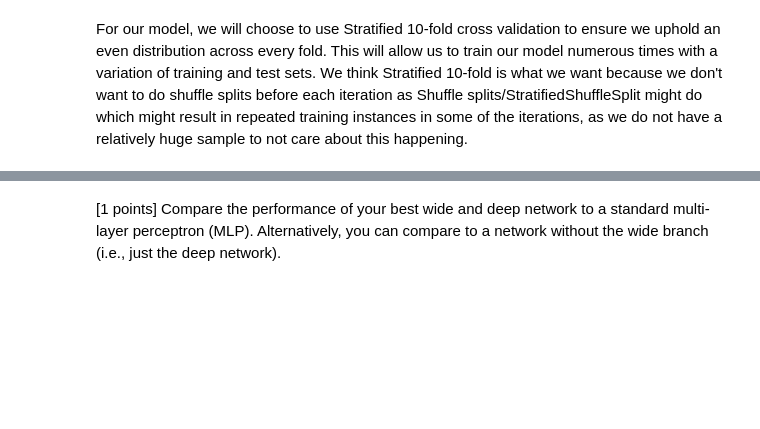
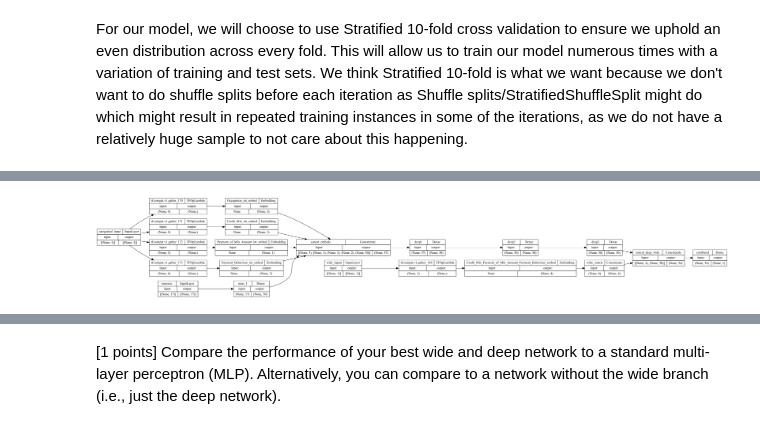
Before and after one commit to abdelllrazekkk/Lab-Five-Wide-And-Deep-Networks, a Jupyter notebook: Lab-Five-Wide-And-Deep-Network-Architectures.ipynb, the cells around one changed output, grey strips where cells are left out. Cells and saved outputs as stored; diff of their text form; code cells hidden in the pictures; blank space fills up the shorter version.

```diff
--- a/Lab-Five-Wide-And-Deep-Network-Architectures.ipynb
+++ b/Lab-Five-Wide-And-Deep-Network-Architectures.ipynb
@@ -377,0 +852,32 @@ model.fit(X_train_crossed,
+# %%
+# now let's create some different crossed values
+cross_columns = [['Credit_Mix', 'Payment_of_Min_Amount', 'Payment_Behaviour']]
+
+
+# cross each set of columns in the list above
+cross_col_df_names = []
+for cols_list in cross_columns:
+    # encode as ints for the embedding
+    enc = LabelEncoder()
+
+    # 1. create crossed labels by join operation
+    X_crossed_train = X_train[cols_list].apply(lambda x: '_'.join(x), axis=1)
+    X_crossed_test = X_test[cols_list].apply(lambda x: '_'.join(x), axis=1)
+
+    # get a nice name for this new crossed column
+    cross_col_name = '_'.join(cols_list)
+
+    # 2. encode as integers, stacking all possibilities
+    enc.fit(np.hstack((X_crossed_train.to_numpy(),  X_crossed_test.to_numpy())))
+
+    # 3. Save into dataframe with new name
+    X_train[cross_col_name] = enc.transform(X_crossed_train)
+    X_test[cross_col_name] = enc.transform(X_crossed_test)
+
+    # Save the encoder used here for later:
+    encoders[cross_col_name] = enc
+
+    # keep track of the new names of the crossed columns
+    cross_col_df_names.append(cross_col_name)
+
+cross_col_df_names
@@ -377,0 +993,7 @@ model.fit(X_train_crossed,
+# %%
+plot_model(
+    model, to_file='model.png', show_shapes=True, show_layer_names=True,
+    rankdir='LR', expand_nested=False, dpi=96
+)
+# %% [output]
+[figure, added]
```
Also changed, not shown: parts of 118 cells of this notebook, 2 other files.
